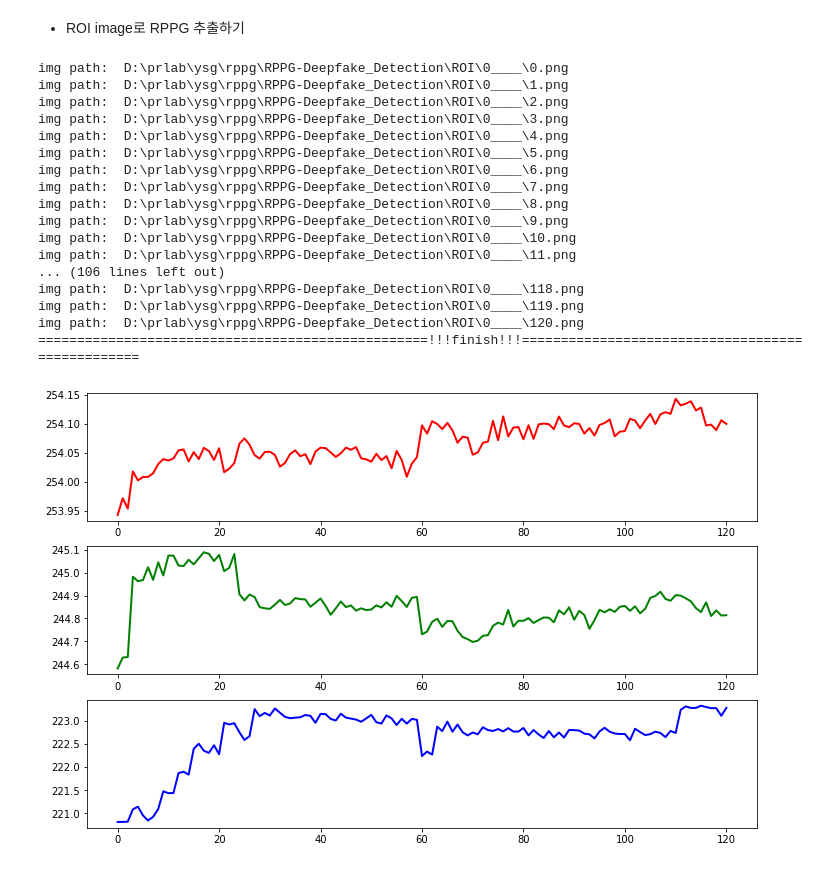
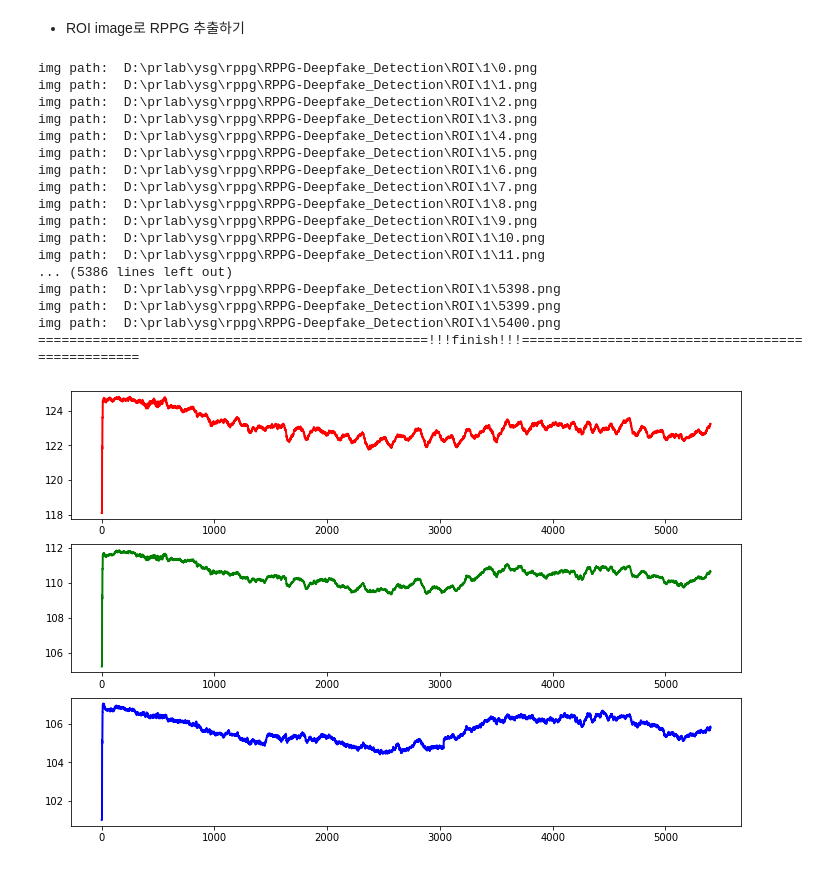
Before and after one commit to sugyeong-yu/RPPG-Deepfake_Detection, a Jupyter notebook: code/rPPG.ipynb, the cells around one changed output. Drawn from its saved outputs; the diff is of its cells as text; code cells hidden in the pictures.

```diff
--- a/code/rPPG.ipynb
+++ b/code/rPPG.ipynb
@@ -82,8 +82,8 @@ group=[]
 #cap = cv2.VideoCapture(1) # 0: 내장캠 1: 외부캠
 #time.sleep(2)
 
-subject=0
-file_path="D:\\prlab\\ysg\\rppg\\RPPG-Deepfake_Detection\\image\\100\\"
+subject=1
+file_path="D:\\prlab\\ysg\\rppg\\RPPG-Deepfake_Detection\\image\\"+str(subject)+"\\"
 file_list=glob.glob(os.path.join(file_path,"*.png"))
 file_list = natsort.natsorted(file_list,reverse=False)
 
@@ -323,9 +325,9 @@ def find_arm(y_crcb_img):
     cv2.destroyAllWindows()
 
 
-file_num=100
-file_path="D:\\prlab\\ysg\\rppg\\RPPG-Deepfake_Detection\\image\\100\\"
-save_path="D:\\prlab\\ysg\\rppg\\RPPG-Deepfake_Detection\\ROI\\0____\\"
+file_num=1
+file_path="D:\\prlab\\ysg\\rppg\\RPPG-Deepfake_Detection\\image\\"+str(file_num)+"\\"
+save_path="D:\\prlab\\ysg\\rppg\\RPPG-Deepfake_Detection\\ROI\\"+str(file_num)+"\\"
 
 file_list=glob.glob(os.path.join(file_path,"*.png"))
 file_list = natsort.natsorted(file_list,reverse=False)
@@ -422,9 +424,9 @@ def find_arm(img):
 
 
 
-file_num=0
-file_path="D:\\prlab\\ysg\\rppg\\RPPG-Deepfake_Detection\\image\\100\\"
-save_path="D:\\prlab\\ysg\\rppg\\RPPG-Deepfake_Detection\\ROI\\"+str(file_num)+'____\\'
+file_num=1
+file_path="D:\\prlab\\ysg\\rppg\\RPPG-Deepfake_Detection\\image\\"+str(file_num)+"\\"
+save_path="D:\\prlab\\ysg\\rppg\\RPPG-Deepfake_Detection\\ROI\\"+str(file_num)+"\\"
 
 file_list=glob.glob(os.path.join(file_path,"*.png"))
 file_list = natsort.natsorted(file_list,reverse=False)
@@ -484,8 +486,8 @@ group=[]
 #cap = cv2.VideoCapture(1) # 0: 내장캠 1: 외부캠
 #time.sleep(2)
 
-file_num=0
-file_path="D:\\prlab\\ysg\\rppg\\RPPG-Deepfake_Detection\\ROI\\"+str(file_num)+"____"
+file_num=1
+file_path="D:\\prlab\\ysg\\rppg\\RPPG-Deepfake_Detection\\ROI\\"+str(file_num)
 file_list=glob.glob(os.path.join(file_path,"*.png"))
 file_list = natsort.natsorted(file_list,reverse=False)
 
@@ -522,50 +524,50 @@ try:
         b, g, r = cv2.split(frame)
         r_mean = np.mean(r)
         g_mean = np.mean(g)
         b_mean = np.mean(b)
         # 각 신호를 담을 list
         r_signal.append(r_mean)
         g_signal.append(g_mean)
         b_signal.append(b_mean)
 
 #         # 얼굴 검출 시각화하기
 #         cv2.rectangle(frame, (curr_bbox[0], curr_bbox[1]), (curr_bbox[2], curr_bbox[3]), (0,0,255), 2)
 #         cv2.imshow('frame', frame)
         if cv2.waitKey(1) == 27:
             break
 
 
 finally:
     cv2.destroyAllWindows()
     print("==================================================!!!finish!!!=================================================")
 
 plt.figure(figsize=(12, 8))
 plt.subplot(3,1,1)
 plt.plot(r_signal, 'r', linewidth=2)
 plt.subplot(3,1,2)
 plt.plot(g_signal, 'g', linewidth=2)
 plt.subplot(3,1,3)
 plt.plot(b_signal, 'b', linewidth=2)
 plt.show()
 # %% [output]
-img path:  D:\prlab\ysg\rppg\RPPG-Deepfake_Detection\ROI\0____\0.png
-img path:  D:\prlab\ysg\rppg\RPPG-Deepfake_Detection\ROI\0____\1.png
-img path:  D:\prlab\ysg\rppg\RPPG-Deepfake_Detection\ROI\0____\2.png
-img path:  D:\prlab\ysg\rppg\RPPG-Deepfake_Detection\ROI\0____\3.png
-img path:  D:\prlab\ysg\rppg\RPPG-Deepfake_Detection\ROI\0____\4.png
-img path:  D:\prlab\ysg\rppg\RPPG-Deepfake_Detection\ROI\0____\5.png
-img path:  D:\prlab\ysg\rppg\RPPG-Deepfake_Detection\ROI\0____\6.png
-img path:  D:\prlab\ysg\rppg\RPPG-Deepfake_Detection\ROI\0____\7.png
-img path:  D:\prlab\ysg\rppg\RPPG-Deepfake_Detection\ROI\0____\8.png
-img path:  D:\prlab\ysg\rppg\RPPG-Deepfake_Detection\ROI\0____\9.png
-img path:  D:\prlab\ysg\rppg\RPPG-Deepfake_Detection\ROI\0____\10.png
-img path:  D:\prlab\ysg\rppg\RPPG-Deepfake_Detection\ROI\0____\11.png
-... (106 lines left out)
-img path:  D:\prlab\ysg\rppg\RPPG-Deepfake_Detection\ROI\0____\118.png
-img path:  D:\prlab\ysg\rppg\RPPG-Deepfake_Detection\ROI\0____\119.png
-img path:  D:\prlab\ysg\rppg\RPPG-Deepfake_Detection\ROI\0____\120.png
+img path:  D:\prlab\ysg\rppg\RPPG-Deepfake_Detection\ROI\1\0.png
+img path:  D:\prlab\ysg\rppg\RPPG-Deepfake_Detection\ROI\1\1.png
+img path:  D:\prlab\ysg\rppg\RPPG-Deepfake_Detection\ROI\1\2.png
+img path:  D:\prlab\ysg\rppg\RPPG-Deepfake_Detection\ROI\1\3.png
+img path:  D:\prlab\ysg\rppg\RPPG-Deepfake_Detection\ROI\1\4.png
+img path:  D:\prlab\ysg\rppg\RPPG-Deepfake_Detection\ROI\1\5.png
+img path:  D:\prlab\ysg\rppg\RPPG-Deepfake_Detection\ROI\1\6.png
+img path:  D:\prlab\ysg\rppg\RPPG-Deepfake_Detection\ROI\1\7.png
+img path:  D:\prlab\ysg\rppg\RPPG-Deepfake_Detection\ROI\1\8.png
+img path:  D:\prlab\ysg\rppg\RPPG-Deepfake_Detection\ROI\1\9.png
+img path:  D:\prlab\ysg\rppg\RPPG-Deepfake_Detection\ROI\1\10.png
+img path:  D:\prlab\ysg\rppg\RPPG-Deepfake_Detection\ROI\1\11.png
+... (5386 lines left out)
+img path:  D:\prlab\ysg\rppg\RPPG-Deepfake_Detection\ROI\1\5398.png
+img path:  D:\prlab\ysg\rppg\RPPG-Deepfake_Detection\ROI\1\5399.png
+img path:  D:\prlab\ysg\rppg\RPPG-Deepfake_Detection\ROI\1\5400.png
 ==================================================!!!finish!!!=================================================
-[figure, old version]
+[figure, new version]
 # %%
 # CHROM 신호 추출
 # chrom이란 움직임에 더 강인하게 하는것.
```
Also changed, not shown: parts of 9 cells of this notebook, 2 other files.
